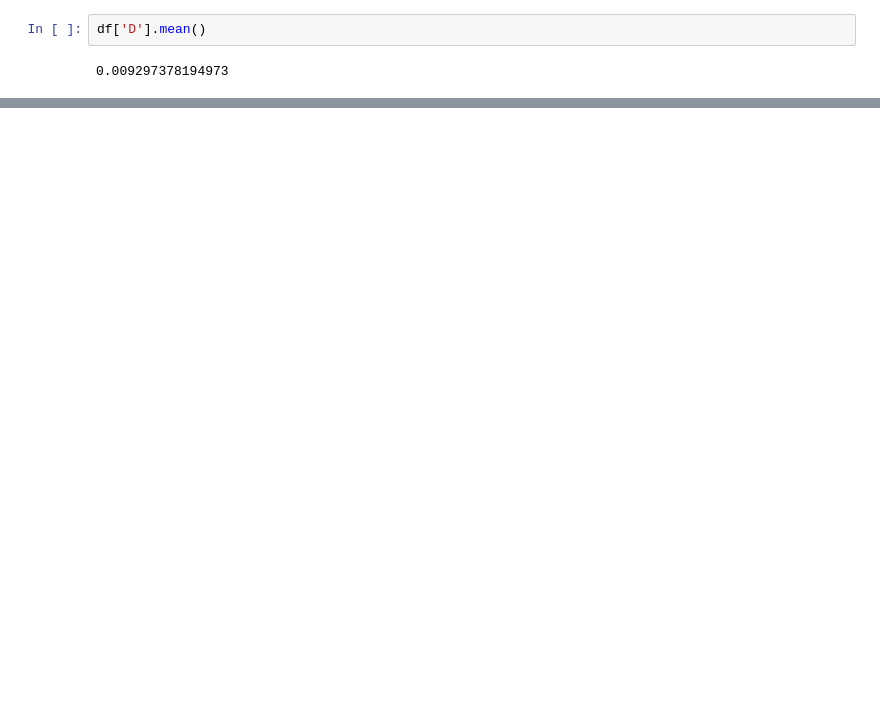
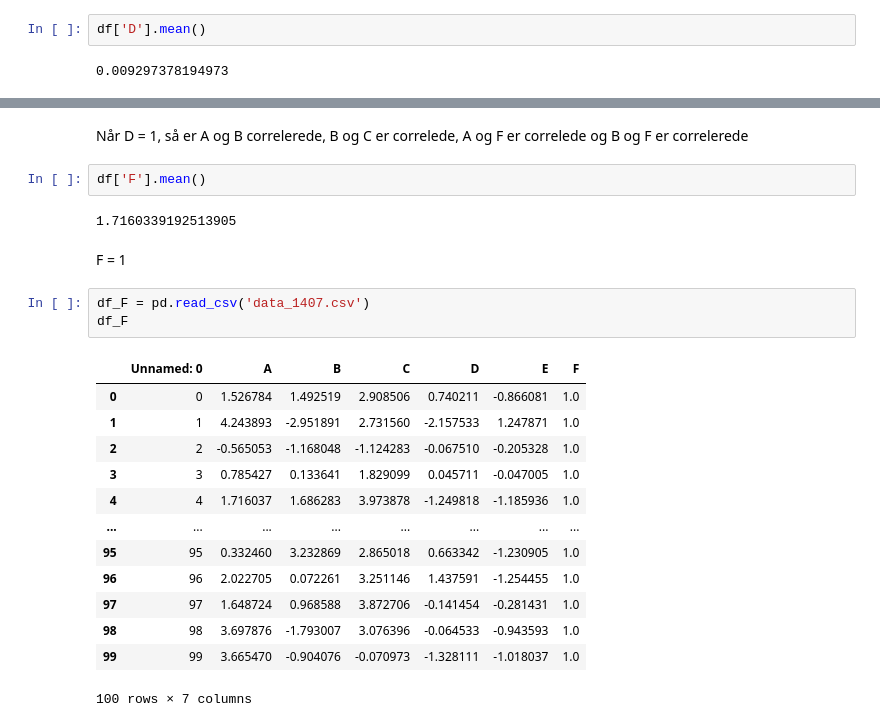
Before and after one commit to Villinger1999/BO-Mini-project, a Jupyter notebook: C-project/correlation.ipynb, the cells around one changed output, grey strips where cells are left out. Saved outputs shown, nothing was run; the diff lists cells and outputs as text; blank space fills up the shorter version.

```diff
--- a/C-project/correlation.ipynb
+++ b/C-project/correlation.ipynb
@@ -273,0 +322,25 @@ df['D'].mean()
+# %% [markdown]
+Når D = 1, så er A og B correlerede, B og C er correlede, A og F er correlede og B og F er correlerede
+# %%
+df['F'].mean()
+# %% [output]
+1.7160339192513905
+# %% [markdown]
+F = 1
+# %%
+df_F = pd.read_csv('data_1407.csv')
+df_F
+# %% [output]
+|  | Unnamed: 0 | A | B | C | D | E | F |
+| 0 | 0 | 1.526784 | 1.492519 | 2.908506 | 0.740211 | -0.866081 | 1.0 |
+| 1 | 1 | 4.243893 | -2.951891 | 2.731560 | -2.157533 | 1.247871 | 1.0 |
+| 2 | 2 | -0.565053 | -1.168048 | -1.124283 | -0.067510 | -0.205328 | 1.0 |
+| 3 | 3 | 0.785427 | 0.133641 | 1.829099 | 0.045711 | -0.047005 | 1.0 |
+| 4 | 4 | 1.716037 | 1.686283 | 3.973878 | -1.249818 | -1.185936 | 1.0 |
+| ... | ... | ... | ... | ... | ... | ... | ... |
+| 95 | 95 | 0.332460 | 3.232869 | 2.865018 | 0.663342 | -1.230905 | 1.0 |
+| 96 | 96 | 2.022705 | 0.072261 | 3.251146 | 1.437591 | -1.254455 | 1.0 |
+| 97 | 97 | 1.648724 | 0.968588 | 3.872706 | -0.141454 | -0.281431 | 1.0 |
+| 98 | 98 | 3.697876 | -1.793007 | 3.076396 | -0.064533 | -0.943593 | 1.0 |
+| 99 | 99 | 3.665470 | -0.904076 | -0.070973 | -1.328111 | -1.018037 | 1.0 |
+100 rows × 7 columns
```
Also changed, not shown: parts of 12 cells of this notebook, 3 other files.
